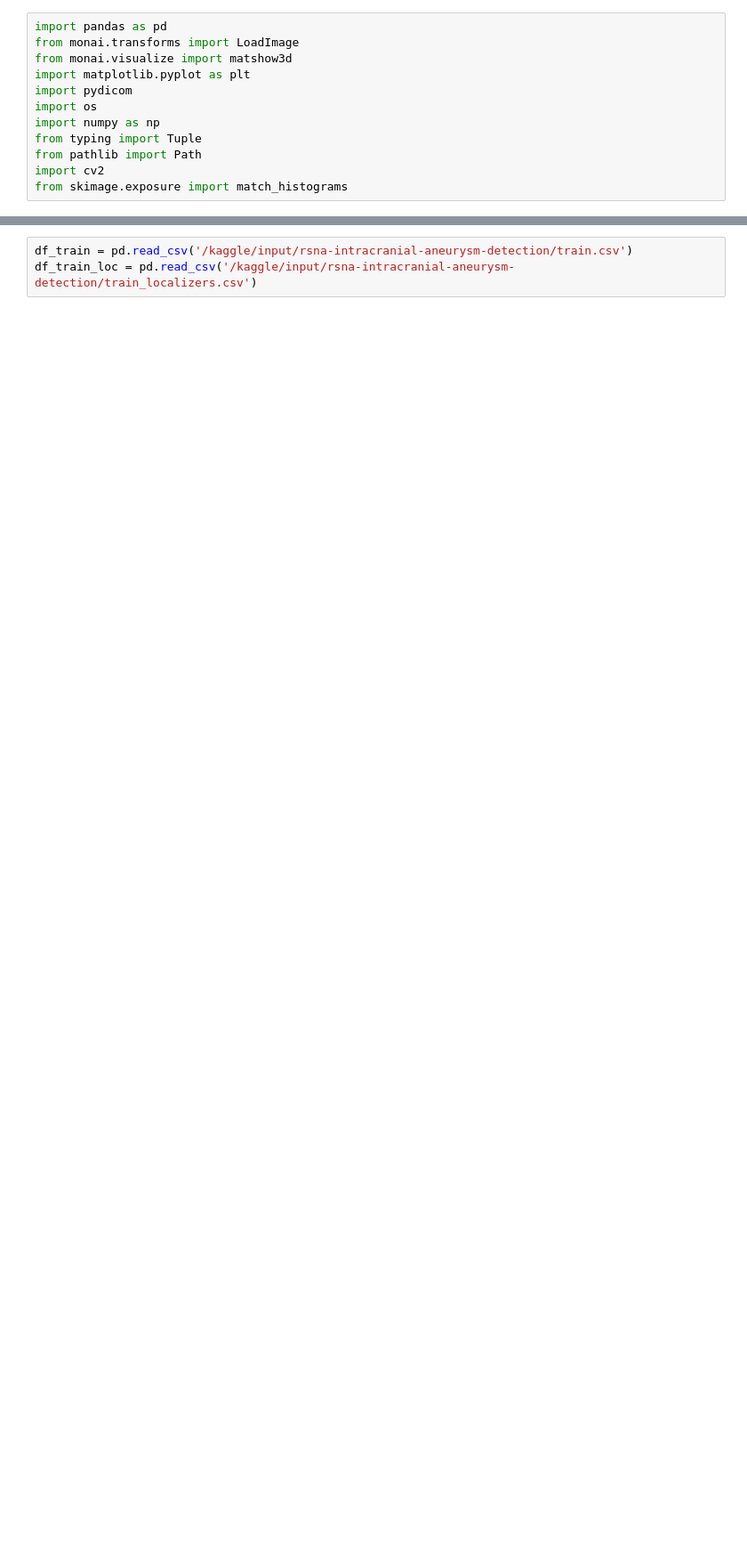
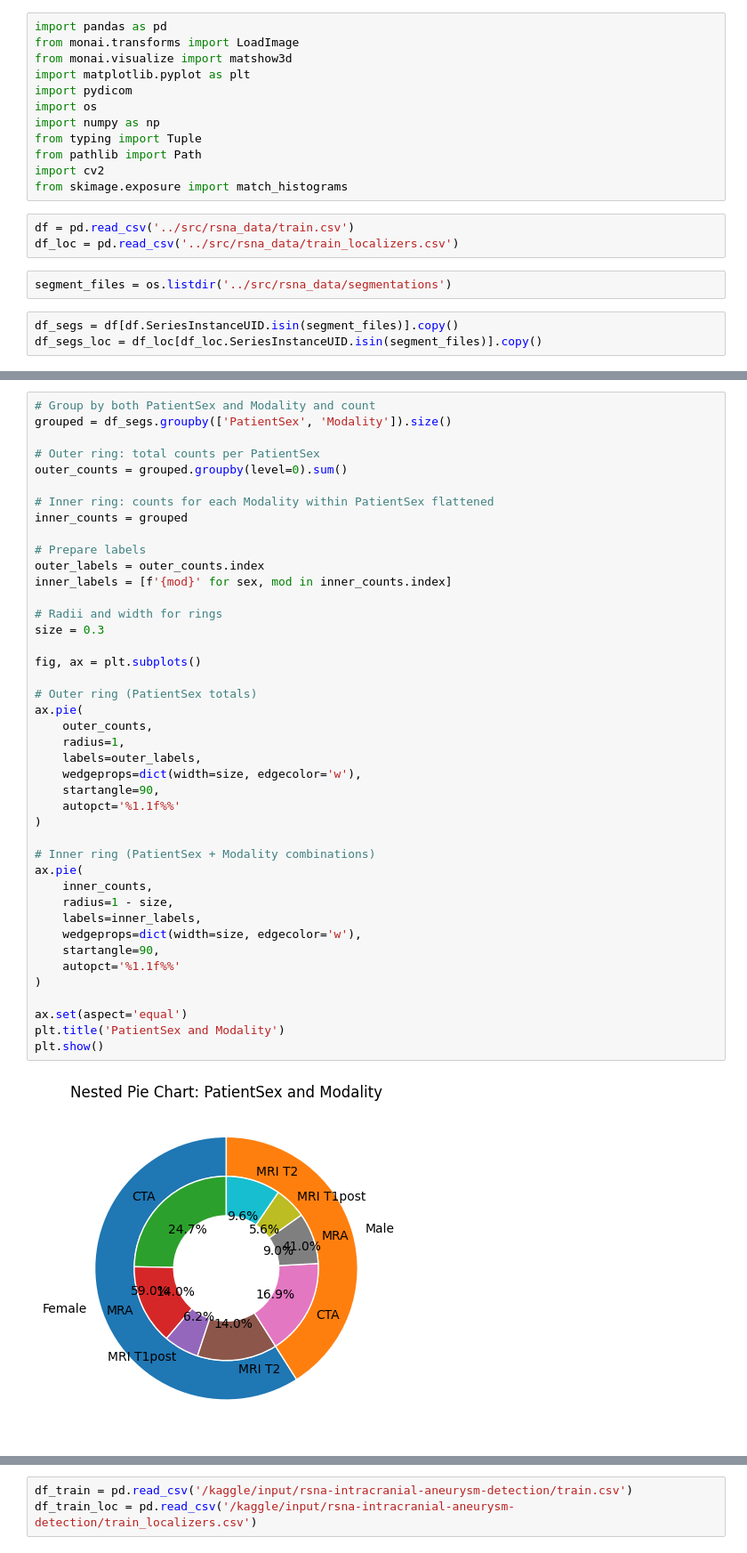
Before and after one commit to tom99763/9th-place-solution-RSNA-IAD, a Jupyter notebook: notebooks/SegEDA.ipynb, the cells around one changed output, grey strips where cells are left out. Shown at 89% size. Saved outputs shown, nothing was run; the diff lists cells and outputs as text; blank space fills up the shorter version.

```diff
--- a/notebooks/SegEDA.ipynb
+++ b/notebooks/SegEDA.ipynb
@@ -10,3 +10,11 @@ from typing import Tuple
 from pathlib import Path
 import cv2
 from skimage.exposure import match_histograms
+# %%
+df = pd.read_csv('../src/rsna_data/train.csv')
+df_loc = pd.read_csv('../src/rsna_data/train_localizers.csv')
+# %%
+segment_files = os.listdir('../src/rsna_data/segmentations')
+# %%
+df_segs = df[df.SeriesInstanceUID.isin(segment_files)].copy()
+df_segs_loc = df_loc[df_loc.SeriesInstanceUID.isin(segment_files)].copy()
@@ -12,0 +39,44 @@ from skimage.exposure import match_histograms
+# %%
+# Group by both PatientSex and Modality and count
+grouped = df_segs.groupby(['PatientSex', 'Modality']).size()
+
+# Outer ring: total counts per PatientSex
+outer_counts = grouped.groupby(level=0).sum()
+
+# Inner ring: counts for each Modality within PatientSex flattened
+inner_counts = grouped
+
+# Prepare labels
+outer_labels = outer_counts.index
+inner_labels = [f'{mod}' for sex, mod in inner_counts.index]
+
+# Radii and width for rings
+size = 0.3
+
+fig, ax = plt.subplots()
+
+# Outer ring (PatientSex totals)
+ax.pie(
+    outer_counts,
+    radius=1,
+    labels=outer_labels,
+    wedgeprops=dict(width=size, edgecolor='w'),
+    startangle=90,
+    autopct='%1.1f%%'
+)
+
+# Inner ring (PatientSex + Modality combinations)
+ax.pie(
+    inner_counts,
+    radius=1 - size,
+    labels=inner_labels,
+    wedgeprops=dict(width=size, edgecolor='w'),
+    startangle=90,
+    autopct='%1.1f%%'
+)
+
+ax.set(aspect='equal')
+plt.title('PatientSex and Modality')
+plt.show()
+# %% [output]
+[figure, added]
```
Also changed, not shown: parts of 3 cells of this notebook, 3 other files.
